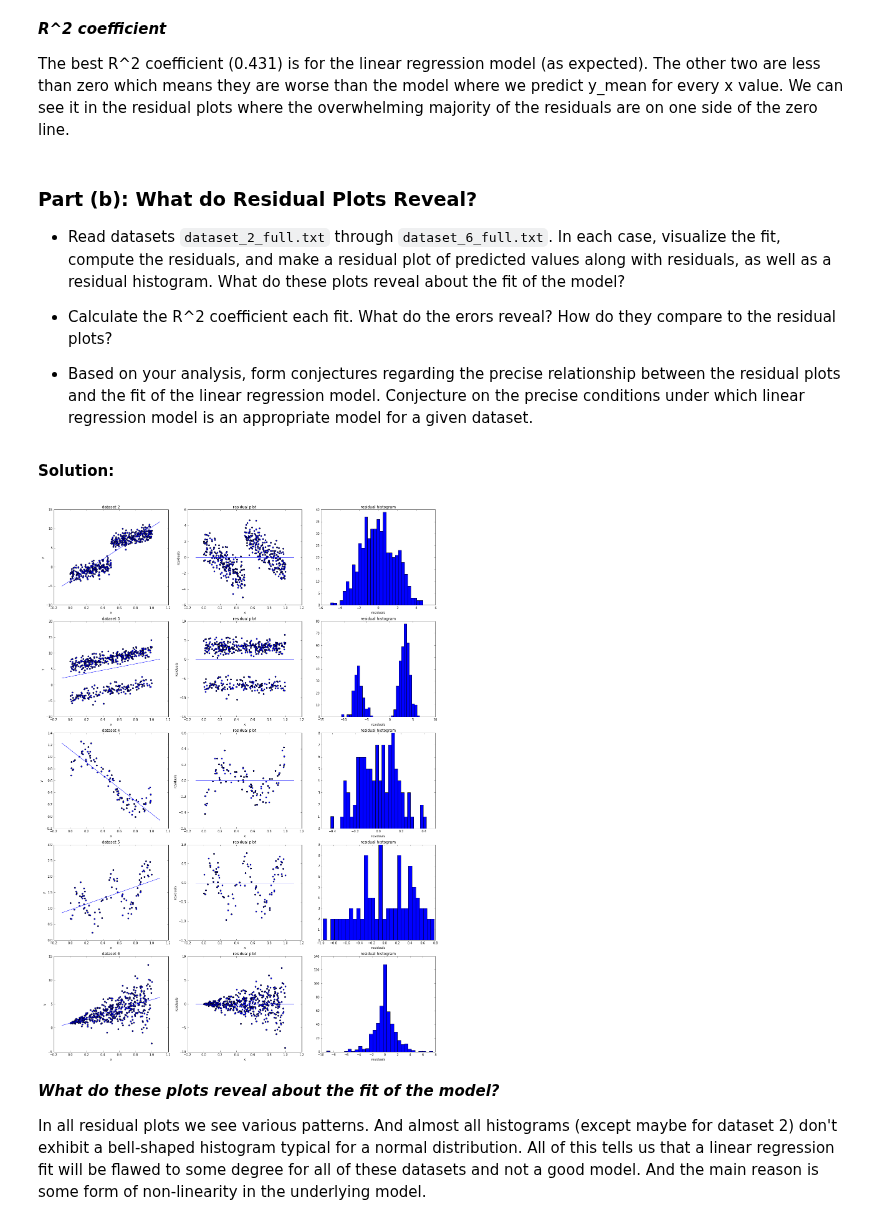
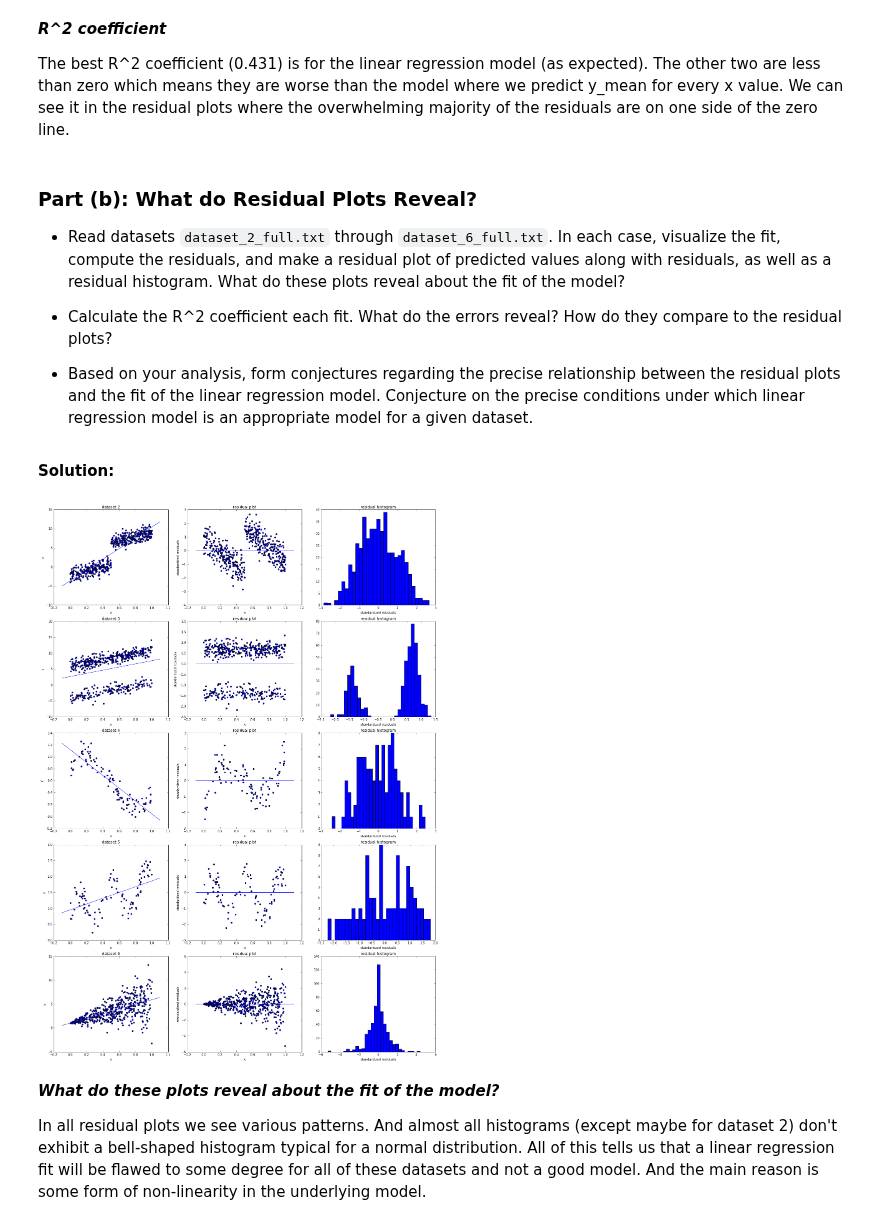
Before and after one commit to colbyZ/test1, a Jupyter notebook: hw/hw2/Zambalayev_Timur_CSCI_E_109a_HW2.ipynb, the cells around one changed output. Drawn from its saved outputs; the diff is of its cells as text; code cells hidden in the pictures.

```diff
--- a/hw/hw2/Zambalayev_Timur_CSCI_E_109a_HW2.ipynb
+++ b/hw/hw2/Zambalayev_Timur_CSCI_E_109a_HW2.ipynb
@@ -624,11 +624,12 @@ visualize_fit()
 # %% [output]
 [figure]
 # %%
-def compute_residuals(x_values, y_values, linear_fit):
+def compute_standardized_residuals(x_values, y_values, linear_fit):
     residuals = []
     for x, y in izip(x_values, y_values):
         residuals.append(y - (x * linear_fit.slope + linear_fit.intercept))
-    return residuals
+    std = np.std(residuals)
+    return [r / std for r in residuals]
 
 
 def residual_plots():
@@ -641,16 +642,16 @@ def residual_plots():
 
     for i, fit_info in enumerate(problem_3a_data.fit_info_list):
         ax1 = axes[i][0]
-        residuals = compute_residuals(x_values, y_values, fit_info.linear_fit)
-        ax1.scatter(x_values, residuals)
+        standardized_residuals = compute_standardized_residuals(x_values, y_values, fit_info.linear_fit)
+        ax1.scatter(x_values, standardized_residuals)
         ax1.set_xlabel('x')
-        ax1.set_ylabel('residuals')
+        ax1.set_ylabel('standardized residuals')
         ax1.set_title(fit_info.title)
         ax1.plot((-0.1, 1.1), (0, 0))
 
         ax2 = axes[i][1]
-        ax2.hist(residuals, 30)
-        ax2.set_xlabel('residuals')
+        ax2.hist(standardized_residuals, 30)
+        ax2.set_xlabel('standardized residuals')
         ax2.set_title('residual histogram')
 
     plt.tight_layout()
@@ -704,7 +705,7 @@ The best R^2 coefficient (0.431) is for the linear regression model (as expected
 - Read datasets ``dataset_2_full.txt`` through ``dataset_6_full.txt``. In each case, visualize the fit, compute the residuals, and make a residual plot of predicted values along with  residuals, as well as a residual histogram. What do these plots reveal about the fit of the model?
 
 
-- Calculate the R^2 coefficient each fit. What do the erors reveal? How do they compare to the residual plots?
+- Calculate the R^2 coefficient each fit. What do the errors reveal? How do they compare to the residual plots?
 
 
 - Based on your analysis, form conjectures regarding the precise relationship between the residual plots and the fit of the linear regression model. Conjecture on the precise conditions under which linear regression model is an appropriate model for a given dataset.
@@ -720,39 +721,39 @@ def residual_plots_for_other_datasets():
 
         df = problem_3_data.df
         lin_reg_fit = problem_3_data.lin_reg_fit
 
         x_values = df['x']
         y_values = df['y']
 
         ax1 = ax_pair[0]
         ax1.scatter(x_values, y_values)
         ax1.set_xlabel('x')
         ax1.set_ylabel('y')
         ax1.set_title('dataset %d' % i)
 
         x = np.arange(-0.1, 2.0, step=1.2)
         ax1.plot(x, lin_reg_fit.slope * x + lin_reg_fit.intercept)
 
-        residuals = compute_residuals(x_values, y_values, lin_reg_fit)
+        standardized_residuals = compute_standardized_residuals(x_values, y_values, lin_reg_fit)
         ax2 = ax_pair[1]
-        ax2.scatter(x_values, residuals)
+        ax2.scatter(x_values, standardized_residuals)
         ax2.set_xlabel('x')
-        ax2.set_ylabel('residuals')
+        ax2.set_ylabel('standardized residuals')
         ax2.set_title('residual plot')
         ax2.plot((-0.1, 1.1), (0, 0))
 
         ax3 = ax_pair[2]
-        ax3.hist(residuals, 30)
-        ax3.set_xlabel('residuals')
+        ax3.hist(standardized_residuals, 30)
+        ax3.set_xlabel('standardized residuals')
         ax3.set_title('residual histogram')
 
     plt.tight_layout()
     plt.show()
 
 
 residual_plots_for_other_datasets()
 # %% [output]
-[figure, old version]
+[figure, new version]
 # %% [markdown]
 ***What do these plots reveal about the fit of the model?***
 
```
Also changed, not shown: parts of 3 cells of this notebook, 1 other file.
